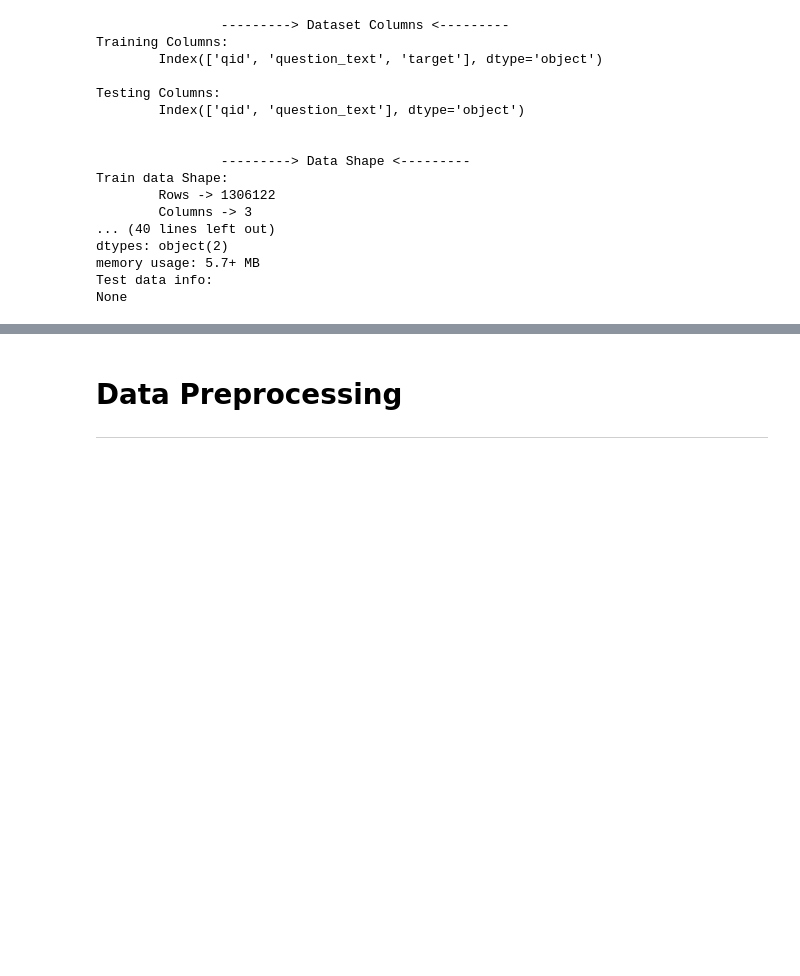
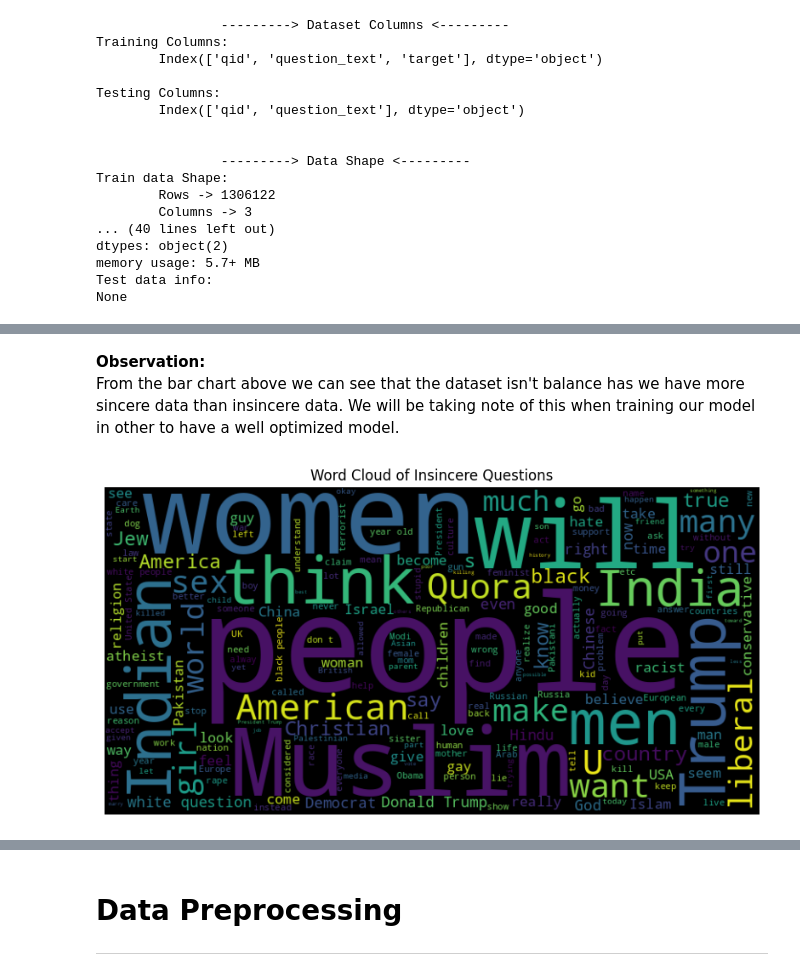
Before and after one commit to Benjamin-Ojo/Quora-Insincere-Question-Classifier, a Jupyter notebook: 2. Notebooks/quora_insincere_question_classifier.ipynb, the cells around one changed output, grey strips where cells are left out. Drawn from its saved outputs; the diff is of its cells as text; code cells hidden in the pictures; blank space fills up the shorter version.

```diff
--- a/2. Notebooks/quora_insincere_question_classifier.ipynb
+++ b/2. Notebooks/quora_insincere_question_classifier.ipynb
@@ -347,0 +395,21 @@ None
+# %% [markdown]
+**Observation:**
+From the bar chart above we can see that the dataset isn't balance has we have more sincere data than insincere data. We will be taking note of this when training our model in other to have a well optimized model.
+# %%
+# Plotting a word cloud insincere question.
+
+## Insincere word cloud function.
+wordcloud = WordCloud(width=800, height=400).generate(' '.join(train_df['question_text'][train_df.target == 1]))
+
+## Plot size/figure.
+plt.figure(figsize=(10, 5))
+plt.imshow(wordcloud, interpolation='bilinear')
+
+## Plot labels
+plt.axis('off')
+plt.title('Word Cloud of Insincere Questions')
+
+## Display plot
+plt.show()
+# %% [output]
+[figure, added]
```
Also changed, not shown: parts of 13 cells of this notebook.
